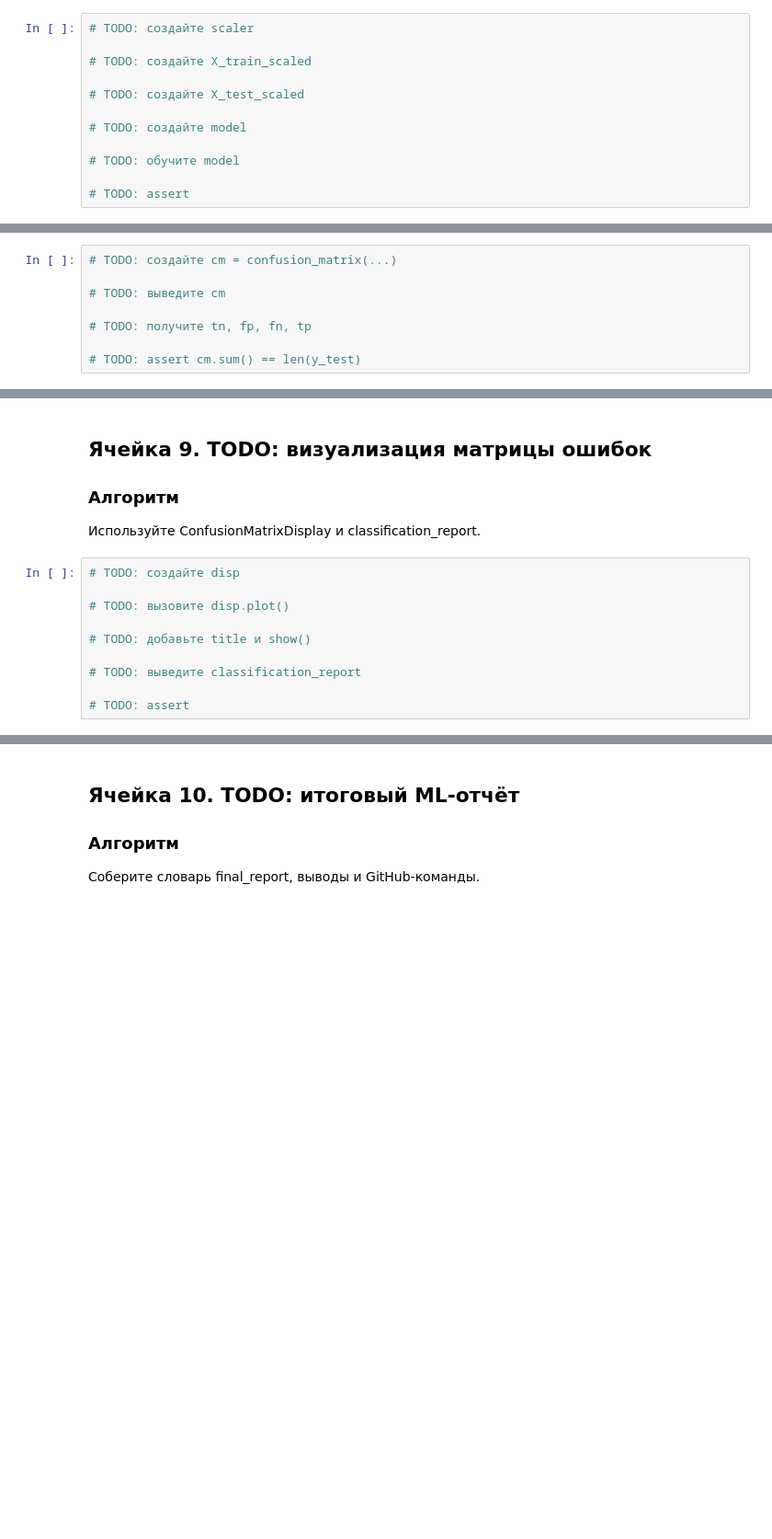
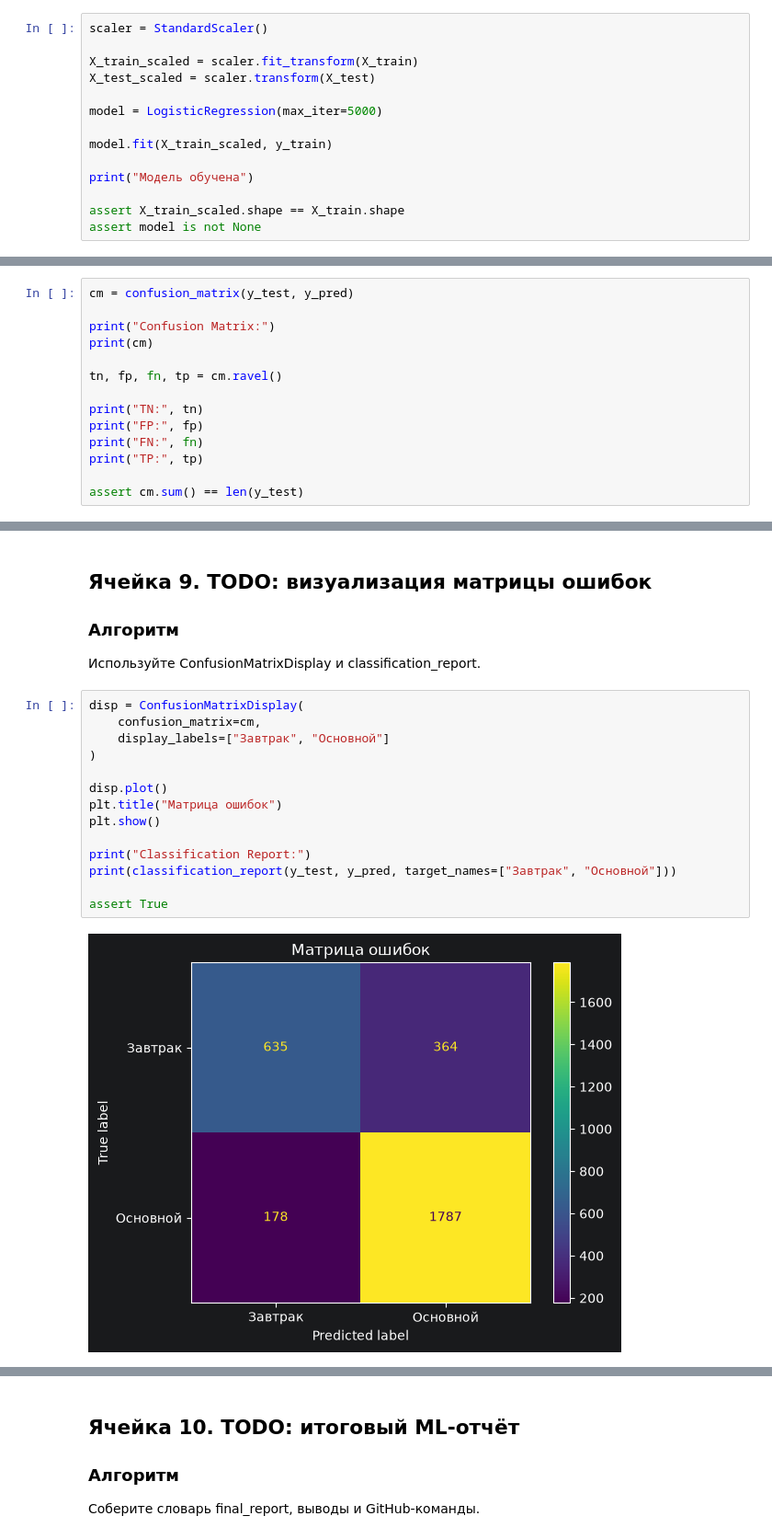
Before and after one commit to FelixTheCatW/study-ml, a Jupyter notebook: src/notebooks/block7_lesson06_classification_metrics_todo.ipynb, the cells around one changed output, grey strips where cells are left out. Shown at 92% size. Saved outputs shown, nothing was run; the diff lists cells and outputs as text; blank space fills up the shorter version.

```diff
--- a/src/notebooks/block7_lesson06_classification_metrics_todo.ipynb
+++ b/src/notebooks/block7_lesson06_classification_metrics_todo.ipynb
@@ -187,14 +242,16 @@ git push -u origin feature/block7-lesson06-classification-metrics
 
 Обучите StandardScaler на train, преобразуйте test, обучите LogisticRegression.
 # %%
-# TODO: создайте scaler
+scaler = StandardScaler()
 
-# TODO: создайте X_train_scaled
+X_train_scaled = scaler.fit_transform(X_train)
+X_test_scaled = scaler.transform(X_test)
 
-# TODO: создайте X_test_scaled
+model = LogisticRegression(max_iter=5000)
 
-# TODO: создайте model
+model.fit(X_train_scaled, y_train)
 
-# TODO: обучите model
+print("Модель обучена")
 
-# TODO: assert
+assert X_train_scaled.shape == X_train.shape
+assert model is not None
@@ -241,10 +325,16 @@ git push -u origin feature/block7-lesson06-classification-metrics
 
 Постройте матрицу ошибок и получите TN, FP, FN, TP.
 # %%
-# TODO: создайте cm = confusion_matrix(...)
+cm = confusion_matrix(y_test, y_pred)
 
-# TODO: выведите cm
+print("Confusion Matrix:")
+print(cm)
 
-# TODO: получите tn, fp, fn, tp
+tn, fp, fn, tp = cm.ravel()
 
-# TODO: assert cm.sum() == len(y_test)
+print("TN:", tn)
+print("FP:", fp)
+print("FN:", fn)
+print("TP:", tp)
+
+assert cm.sum() == len(y_test)
@@ -255,12 +353,18 @@ git push -u origin feature/block7-lesson06-classification-metrics
 
 Используйте ConfusionMatrixDisplay и classification_report.
 # %%
-# TODO: создайте disp
+disp = ConfusionMatrixDisplay(
+    confusion_matrix=cm,
+    display_labels=["Завтрак", "Основной"]
+)
 
-# TODO: вызовите disp.plot()
+disp.plot()
+plt.title("Матрица ошибок")
+plt.show()
 
-# TODO: добавьте title и show()
+print("Classification Report:")
+print(classification_report(y_test, y_pred, target_names=["Завтрак", "Основной"]))
 
-# TODO: выведите classification_report
-
-# TODO: assert
+assert True
+# %% [output]
+[figure, added]
```
Also changed, not shown: parts of 10 cells of this notebook.
